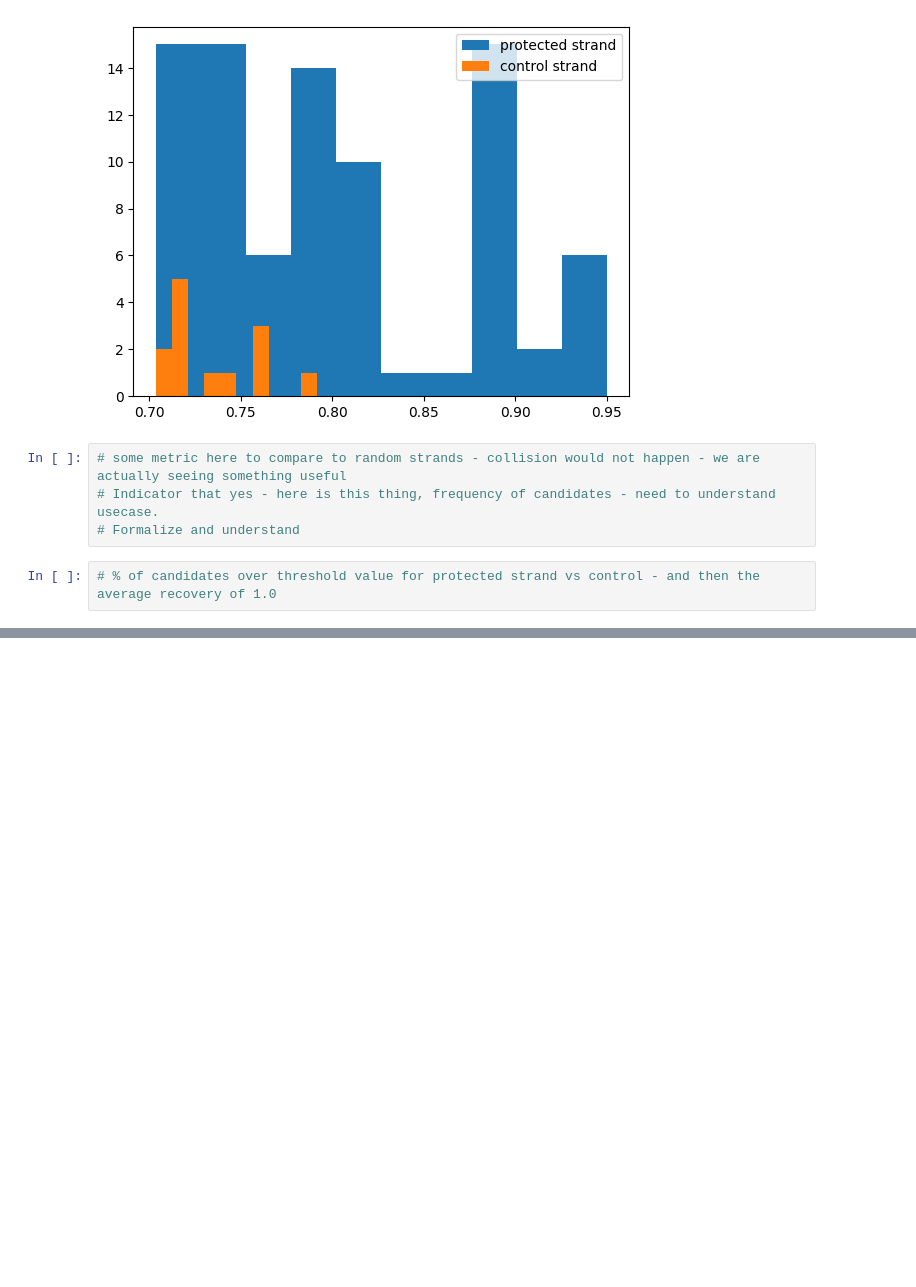
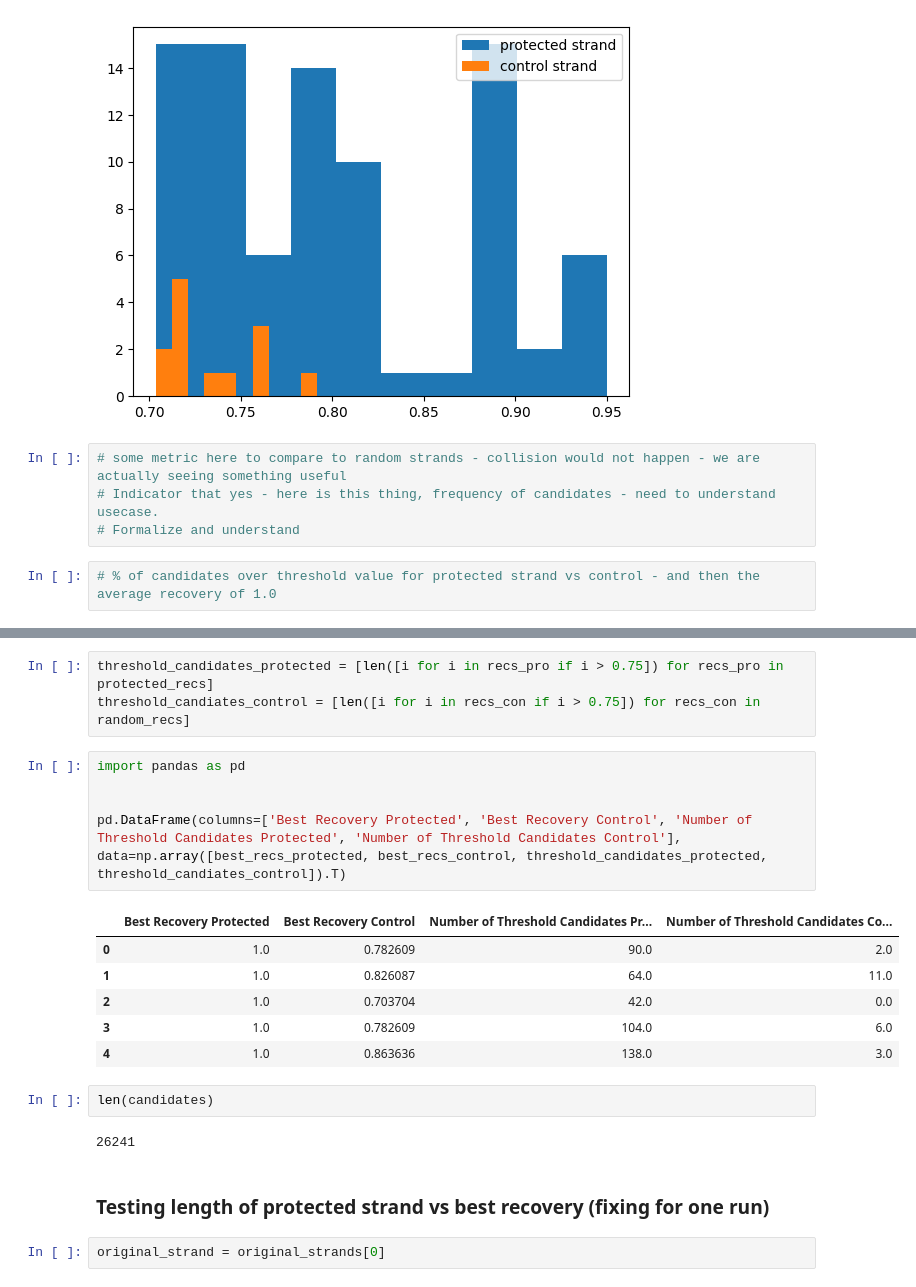
Before and after one commit to Parvfect/Incomplete_cycles, a Jupyter notebook: v2/testing_clustering_badread.ipynb, the cells around one changed output, grey strips where cells are left out. Cells and saved outputs as stored; diff of their text form; blank space fills up the shorter version.

```diff
--- a/v2/testing_clustering_badread.ipynb
+++ b/v2/testing_clustering_badread.ipynb
@@ -153,0 +203,23 @@ plt.show()
+# %%
+threshold_candidates_protected = [len([i for i in recs_pro if i > 0.75]) for recs_pro in protected_recs]
+threshold_candiates_control = [len([i for i in recs_con if i > 0.75]) for recs_con in random_recs]
+# %%
+import pandas as pd
+
+
+pd.DataFrame(columns=['Best Recovery Protected', 'Best Recovery Control', 'Number of Threshold Candidates Protected', 'Number of Threshold Candidates Control'], data=np.array([best_recs_protected, best_recs_control, threshold_candidates_protected, threshold_candiates_control]).T)
+# %% [output]
+|  | Best Recovery Protected | Best Recovery Control | Number of Threshold Candidates Pr... | Number of Threshold Candidates Co... |
+| 0 | 1.0 | 0.782609 | 90.0 | 2.0 |
+| 1 | 1.0 | 0.826087 | 64.0 | 11.0 |
+| 2 | 1.0 | 0.703704 | 42.0 | 0.0 |
+| 3 | 1.0 | 0.782609 | 104.0 | 6.0 |
+| 4 | 1.0 | 0.863636 | 138.0 | 3.0 |
+# %%
+len(candidates)
+# %% [output]
+26241
+# %% [markdown]
+### Testing length of protected strand vs best recovery (fixing for one run)
+# %%
+original_strand = original_strands[0]
```
Also changed, not shown: parts of 10 cells of this notebook, 7 other files.
